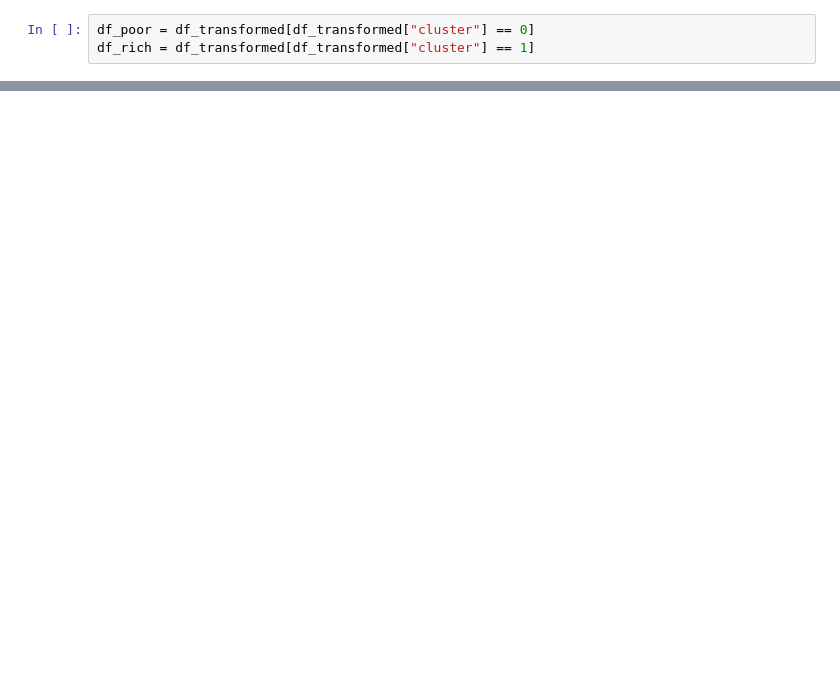
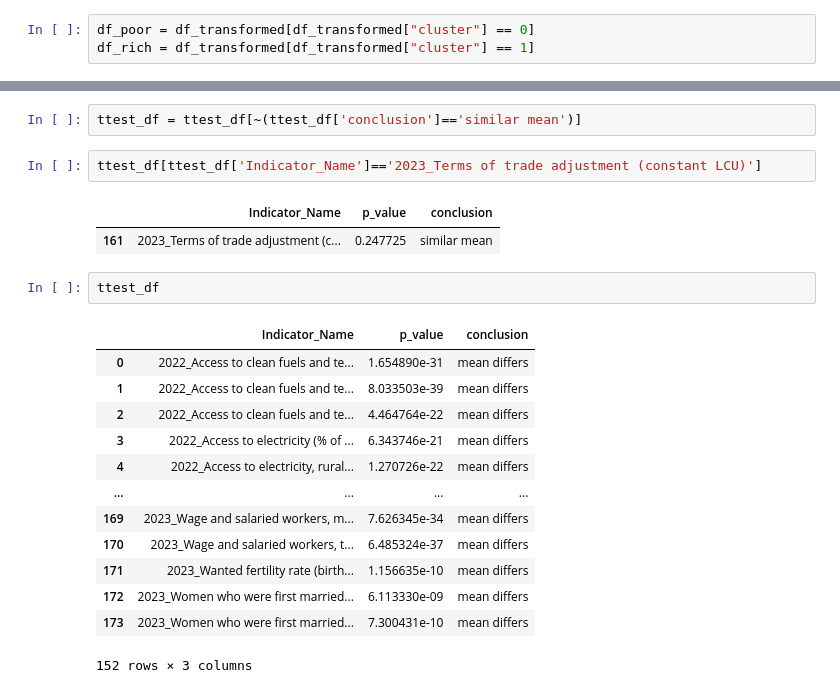
Before and after one commit to paulpark6/SAP_Datathon, a Jupyter notebook: 4. FeatureAnalysisData.ipynb, the cells around one changed output, grey strips where cells are left out. Saved outputs shown, nothing was run; the diff lists cells and outputs as text; blank space fills up the shorter version.

```diff
--- a/4. FeatureAnalysisData.ipynb
+++ b/4. FeatureAnalysisData.ipynb
@@ -226,0 +249,23 @@ variability_df = variability_df.sort_values(by="DIFF", ascending=False)
+# %%
+ttest_df = ttest_df[~(ttest_df['conclusion']=='similar mean')]
+# %%
+ttest_df[ttest_df['Indicator_Name']=='2023_Terms of trade adjustment (constant LCU)']
+# %% [output]
+|  | Indicator_Name | p_value | conclusion |
+| 161 | 2023_Terms of trade adjustment (c... | 0.247725 | similar mean |
+# %%
+ttest_df
+# %% [output]
+|  | Indicator_Name | p_value | conclusion |
+| 0 | 2022_Access to clean fuels and te... | 1.654890e-31 | mean differs |
+| 1 | 2022_Access to clean fuels and te... | 8.033503e-39 | mean differs |
+| 2 | 2022_Access to clean fuels and te... | 4.464764e-22 | mean differs |
+| 3 | 2022_Access to electricity (% of ... | 6.343746e-21 | mean differs |
+| 4 | 2022_Access to electricity, rural... | 1.270726e-22 | mean differs |
+| ... | ... | ... | ... |
+| 169 | 2023_Wage and salaried workers, m... | 7.626345e-34 | mean differs |
+| 170 | 2023_Wage and salaried workers, t... | 6.485324e-37 | mean differs |
+| 171 | 2023_Wanted fertility rate (birth... | 1.156635e-10 | mean differs |
+| 172 | 2023_Women who were first married... | 6.113330e-09 | mean differs |
+| 173 | 2023_Women who were first married... | 7.300431e-10 | mean differs |
+152 rows × 3 columns
```
Also changed, not shown: parts of 11 cells of this notebook, 1 other file.
